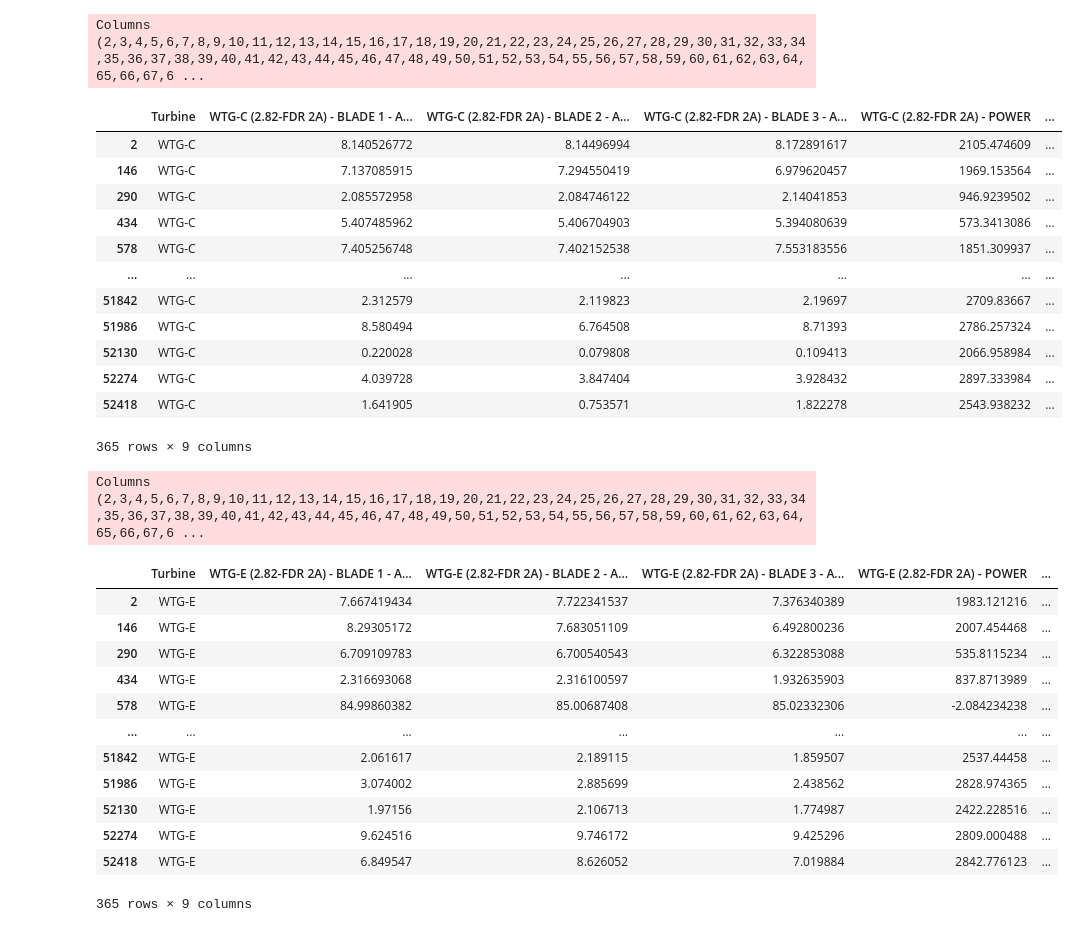
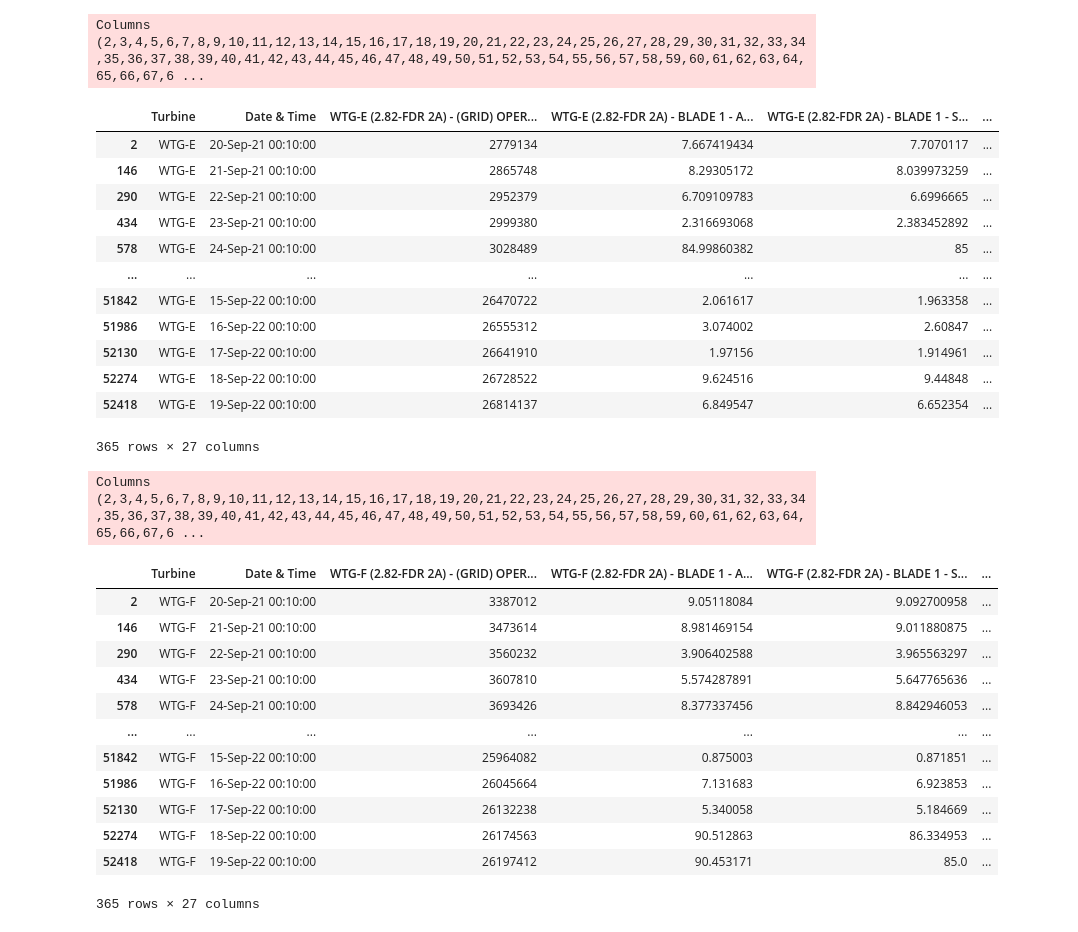
Before and after one commit to SuvanD0/Hack2022, a Jupyter notebook: dataproess.ipynb, the cells around one changed output. Cells and saved outputs as stored; diff of their text form; code cells hidden in the pictures.

```diff
--- a/dataproess.ipynb
+++ b/dataproess.ipynb
@@ -78,41 +69,41 @@ st.write(fig2)
 # %%
-turbineC = pd.read_csv('WTG C.csv')
-turbineCRow=turbineC.iloc[2:52562:144]
-turbineCSample = turbineCRow.iloc[:,[0,11,13,15,69,83,90,96,127]]
-turbineCSample
+turbineE = pd.read_csv('WTG E.csv')
+turbineERow=turbineE.iloc[2:52562:144]
+turbineESample = turbineERow.iloc[:,[0,1,2,11,12,13,14,15,16,26,29,35,69,71,91,82,83,87,90,96,99,101,102,105,124,127,128]]
+turbineESample
 # %% [output]
 Columns (2,3,4,5,6,7,8,9,10,11,12,13,14,15,16,17,18,19,20,21,22,23,24,25,26,27,28,29,30,31,32,33,34,35,36,37,38,39,40,41,42,43,44,45,46,47,48,49,50,51,52,53,54,55,56,57,58,59,60,61,62,63,64,65,66,67,6 ...
-|  | Turbine | WTG-C (2.82-FDR 2A) - BLADE 1 - A... | WTG-C (2.82-FDR 2A) - BLADE 2 - A... | WTG-C (2.82-FDR 2A) - BLADE 3 - A... | WTG-C (2.82-FDR 2A) - POWER | ... |
-| 2 | WTG-C | 8.140526772 | 8.14496994 | 8.172891617 | 2105.474609 | ... |
-| 146 | WTG-C | 7.137085915 | 7.294550419 | 6.979620457 | 1969.153564 | ... |
-| 290 | WTG-C | 2.085572958 | 2.084746122 | 2.14041853 | 946.9239502 | ... |
-| 434 | WTG-C | 5.407485962 | 5.406704903 | 5.394080639 | 573.3413086 | ... |
-| 578 | WTG-C | 7.405256748 | 7.402152538 | 7.553183556 | 1851.309937 | ... |
+|  | Turbine | Date & Time | WTG-E (2.82-FDR 2A) - (GRID) OPER... | WTG-E (2.82-FDR 2A) - BLADE 1 - A... | WTG-E (2.82-FDR 2A) - BLADE 1 - S... | ... |
+| 2 | WTG-E | 20-Sep-21 00:10:00 | 2779134 | 7.667419434 | 7.7070117 | ... |
+| 146 | WTG-E | 21-Sep-21 00:10:00 | 2865748 | 8.29305172 | 8.039973259 | ... |
+| 290 | WTG-E | 22-Sep-21 00:10:00 | 2952379 | 6.709109783 | 6.6996665 | ... |
+| 434 | WTG-E | 23-Sep-21 00:10:00 | 2999380 | 2.316693068 | 2.383452892 | ... |
+| 578 | WTG-E | 24-Sep-21 00:10:00 | 3028489 | 84.99860382 | 85 | ... |
 | ... | ... | ... | ... | ... | ... | ... |
-| 51842 | WTG-C | 2.312579 | 2.119823 | 2.19697 | 2709.83667 | ... |
-| 51986 | WTG-C | 8.580494 | 6.764508 | 8.71393 | 2786.257324 | ... |
-| 52130 | WTG-C | 0.220028 | 0.079808 | 0.109413 | 2066.958984 | ... |
-| 52274 | WTG-C | 4.039728 | 3.847404 | 3.928432 | 2897.333984 | ... |
-| 52418 | WTG-C | 1.641905 | 0.753571 | 1.822278 | 2543.938232 | ... |
+| 51842 | WTG-E | 15-Sep-22 00:10:00 | 26470722 | 2.061617 | 1.963358 | ... |
+| 51986 | WTG-E | 16-Sep-22 00:10:00 | 26555312 | 3.074002 | 2.60847 | ... |
+| 52130 | WTG-E | 17-Sep-22 00:10:00 | 26641910 | 1.97156 | 1.914961 | ... |
+| 52274 | WTG-E | 18-Sep-22 00:10:00 | 26728522 | 9.624516 | 9.44848 | ... |
+| 52418 | WTG-E | 19-Sep-22 00:10:00 | 26814137 | 6.849547 | 6.652354 | ... |
-365 rows × 9 columns
+365 rows × 27 columns
 # %%
-turbineE = pd.read_csv('WTG E.csv')
-turbineERow=turbineE.iloc[2:52562:144]
-turbineESample = turbineERow.iloc[:,[0,11,13,15,69,83,90,96,127]]
-turbineESample
+turbineF = pd.read_csv('WTG F.csv')
+turbineFRow=turbineF.iloc[2:52562:144]
+turbineFSample = turbineFRow.iloc[:,[0,1,2,11,12,13,14,15,16,26,29,35,69,71,91,82,83,87,90,96,99,101,102,105,124,127,128]]
+turbineFSample
 # %% [output]
 Columns (2,3,4,5,6,7,8,9,10,11,12,13,14,15,16,17,18,19,20,21,22,23,24,25,26,27,28,29,30,31,32,33,34,35,36,37,38,39,40,41,42,43,44,45,46,47,48,49,50,51,52,53,54,55,56,57,58,59,60,61,62,63,64,65,66,67,6 ...
-|  | Turbine | WTG-E (2.82-FDR 2A) - BLADE 1 - A... | WTG-E (2.82-FDR 2A) - BLADE 2 - A... | WTG-E (2.82-FDR 2A) - BLADE 3 - A... | WTG-E (2.82-FDR 2A) - POWER | ... |
-| 2 | WTG-E | 7.667419434 | 7.722341537 | 7.376340389 | 1983.121216 | ... |
-| 146 | WTG-E | 8.29305172 | 7.683051109 | 6.492800236 | 2007.454468 | ... |
-| 290 | WTG-E | 6.709109783 | 6.700540543 | 6.322853088 | 535.8115234 | ... |
-| 434 | WTG-E | 2.316693068 | 2.316100597 | 1.932635903 | 837.8713989 | ... |
-| 578 | WTG-E | 84.99860382 | 85.00687408 | 85.02332306 | -2.084234238 | ... |
+|  | Turbine | Date & Time | WTG-F (2.82-FDR 2A) - (GRID) OPER... | WTG-F (2.82-FDR 2A) - BLADE 1 - A... | WTG-F (2.82-FDR 2A) - BLADE 1 - S... | ... |
+| 2 | WTG-F | 20-Sep-21 00:10:00 | 3387012 | 9.05118084 | 9.092700958 | ... |
+| 146 | WTG-F | 21-Sep-21 00:10:00 | 3473614 | 8.981469154 | 9.011880875 | ... |
+| 290 | WTG-F | 22-Sep-21 00:10:00 | 3560232 | 3.906402588 | 3.965563297 | ... |
+| 434 | WTG-F | 23-Sep-21 00:10:00 | 3607810 | 5.574287891 | 5.647765636 | ... |
+| 578 | WTG-F | 24-Sep-21 00:10:00 | 3693426 | 8.377337456 | 8.842946053 | ... |
 | ... | ... | ... | ... | ... | ... | ... |
-| 51842 | WTG-E | 2.061617 | 2.189115 | 1.859507 | 2537.44458 | ... |
-| 51986 | WTG-E | 3.074002 | 2.885699 | 2.438562 | 2828.974365 | ... |
-| 52130 | WTG-E | 1.97156 | 2.106713 | 1.774987 | 2422.228516 | ... |
-| 52274 | WTG-E | 9.624516 | 9.746172 | 9.425296 | 2809.000488 | ... |
-| 52418 | WTG-E | 6.849547 | 8.626052 | 7.019884 | 2842.776123 | ... |
+| 51842 | WTG-F | 15-Sep-22 00:10:00 | 25964082 | 0.875003 | 0.871851 | ... |
+| 51986 | WTG-F | 16-Sep-22 00:10:00 | 26045664 | 7.131683 | 6.923853 | ... |
+| 52130 | WTG-F | 17-Sep-22 00:10:00 | 26132238 | 5.340058 | 5.184669 | ... |
+| 52274 | WTG-F | 18-Sep-22 00:10:00 | 26174563 | 90.512863 | 86.334953 | ... |
+| 52418 | WTG-F | 19-Sep-22 00:10:00 | 26197412 | 90.453171 | 85.0 | ... |
-365 rows × 9 columns
+365 rows × 27 columns
 # %%
```
Also changed, not shown: parts of 15 cells of this notebook, 16 other files.
